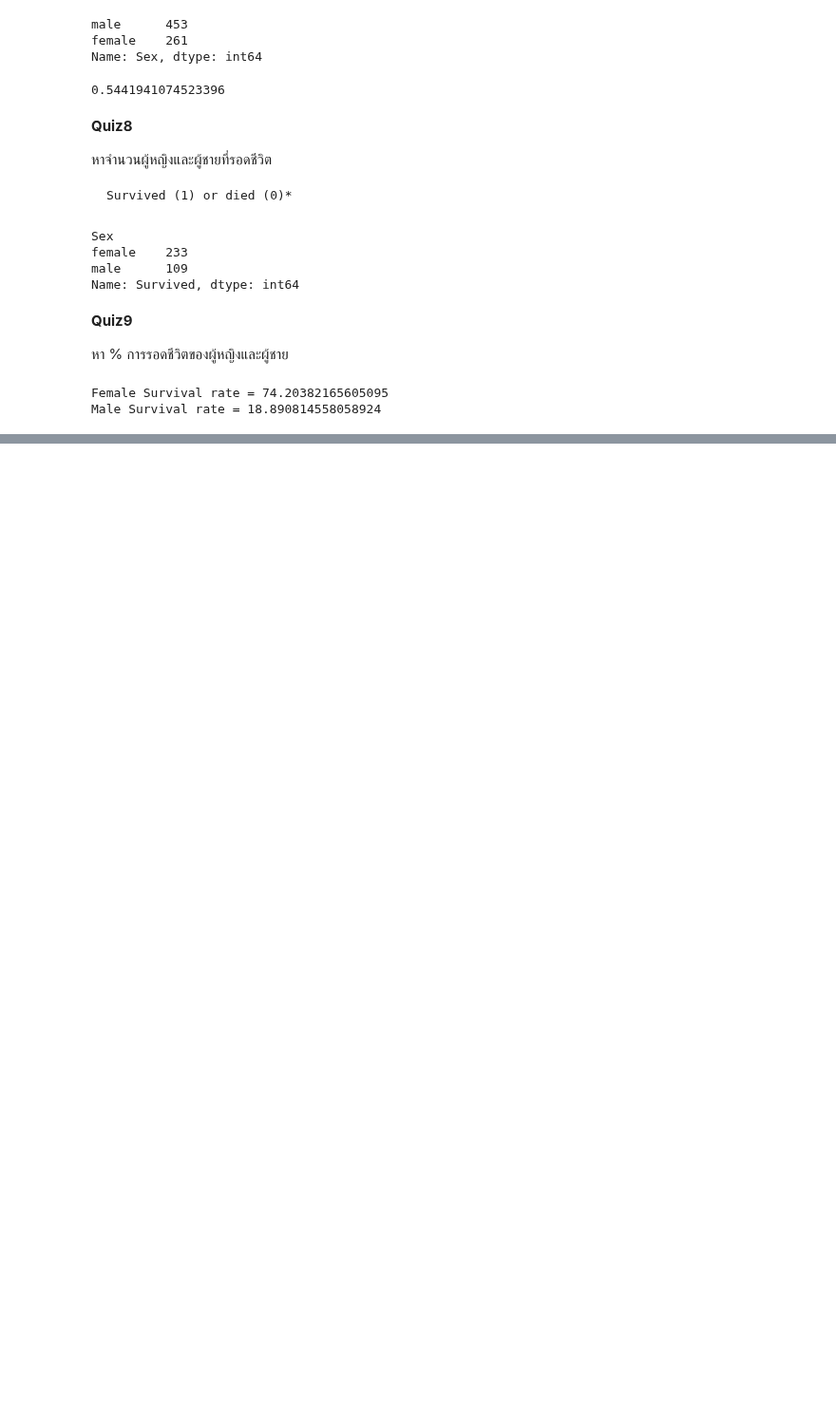
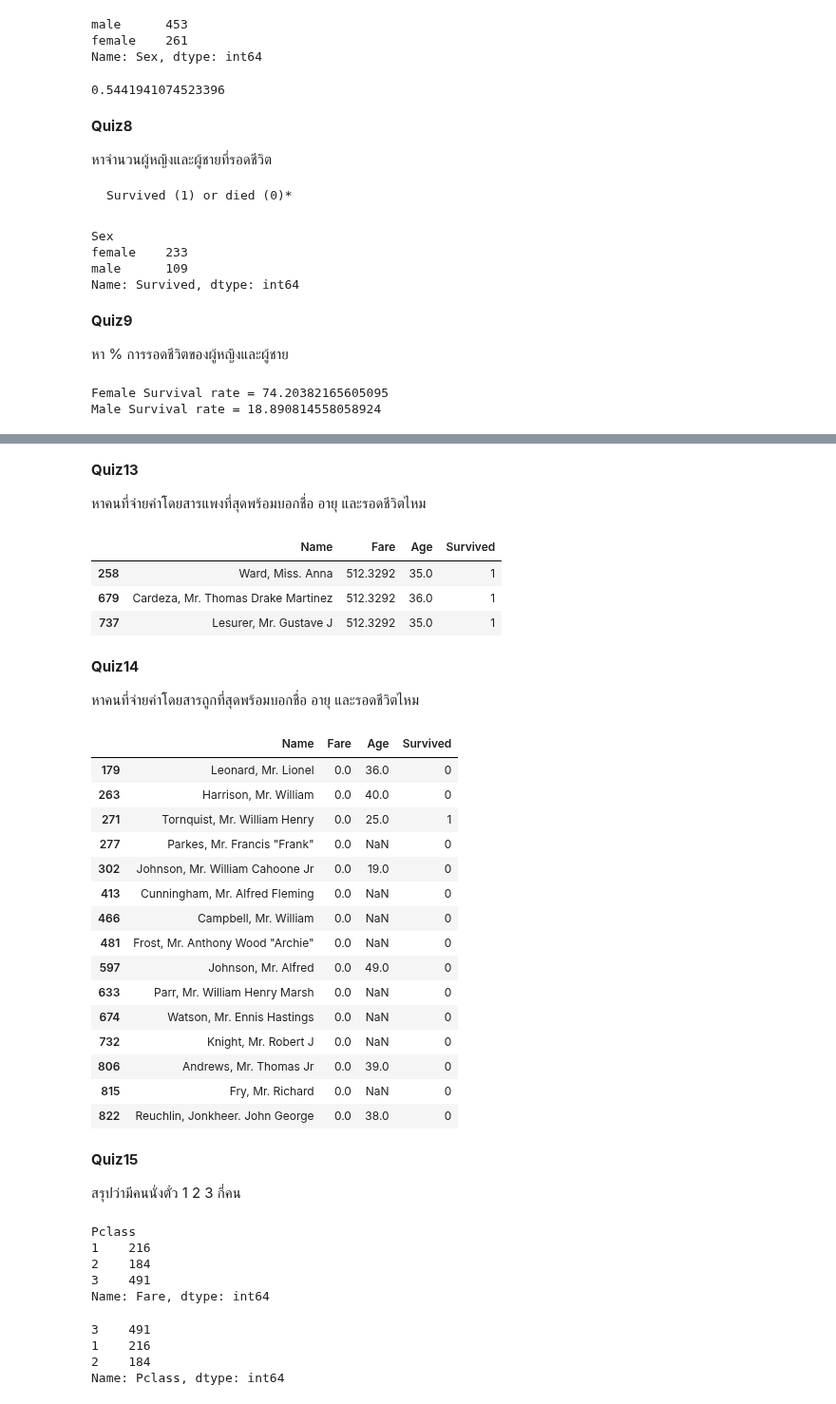
Before and after one commit to deen666/Homework_DataCamp2, a Jupyter notebook: Pandas/Pandas.ipynb, the cells around one changed output, grey strips where cells are left out. Shown at 95% size. Drawn from its saved outputs; the diff is of its cells as text; code cells hidden in the pictures; blank space fills up the shorter version.

```diff
--- a/Pandas/Pandas.ipynb
+++ b/Pandas/Pandas.ipynb
@@ -267,0 +314,57 @@ Male Survival rate = 18.890814558058924
+# %% [markdown]
+**Quiz13**
+
+หาคนที่จ่ายค่าโดยสารแพงที่สุดพร้อมบอกชื่อ อายุ และรอดชีวิตไหม
+# %%
+#Quiz13
+df[df['Fare'] == df['Fare'].max()][['Name','Fare','Age','Survived']]
+# %% [output]
+|  | Name | Fare | Age | Survived |
+| 258 | Ward, Miss. Anna | 512.3292 | 35.0 | 1 |
+| 679 | Cardeza, Mr. Thomas Drake Martinez | 512.3292 | 36.0 | 1 |
+| 737 | Lesurer, Mr. Gustave J | 512.3292 | 35.0 | 1 |
+# %% [markdown]
+**Quiz14**
+
+หาคนที่จ่ายค่าโดยสารถูกที่สุดพร้อมบอกชื่อ อายุ และรอดชีวิตไหม
+# %%
+#Quiz14
+df[df['Fare'] == df['Fare'].min()][['Name','Fare','Age','Survived']]
+# %% [output]
+|  | Name | Fare | Age | Survived |
+| 179 | Leonard, Mr. Lionel | 0.0 | 36.0 | 0 |
+| 263 | Harrison, Mr. William | 0.0 | 40.0 | 0 |
+| 271 | Tornquist, Mr. William Henry | 0.0 | 25.0 | 1 |
+| 277 | Parkes, Mr. Francis "Frank" | 0.0 | NaN | 0 |
+| 302 | Johnson, Mr. William Cahoone Jr | 0.0 | 19.0 | 0 |
+| 413 | Cunningham, Mr. Alfred Fleming | 0.0 | NaN | 0 |
+| 466 | Campbell, Mr. William | 0.0 | NaN | 0 |
+| 481 | Frost, Mr. Anthony Wood "Archie" | 0.0 | NaN | 0 |
+| 597 | Johnson, Mr. Alfred | 0.0 | 49.0 | 0 |
+| 633 | Parr, Mr. William Henry Marsh | 0.0 | NaN | 0 |
+| 674 | Watson, Mr. Ennis Hastings | 0.0 | NaN | 0 |
+| 732 | Knight, Mr. Robert J | 0.0 | NaN | 0 |
+| 806 | Andrews, Mr. Thomas Jr | 0.0 | 39.0 | 0 |
+| 815 | Fry, Mr. Richard | 0.0 | NaN | 0 |
+| 822 | Reuchlin, Jonkheer. John George | 0.0 | 38.0 | 0 |
+# %% [markdown]
+**Quiz15**
+
+สรุปว่ามีคนนั่งตั๋ว 1 2 3 กี่คน
+# %%
+#Quiz15
+df.groupby(['Pclass'])['Fare'].count()
+# %% [output]
+Pclass
+1    216
+2    184
+3    491
+Name: Fare, dtype: int64
+# %%
+#Quiz15
+df['Pclass'].value_counts()
+# %% [output]
+3    491
+1    216
+2    184
+Name: Pclass, dtype: int64
```
Also changed, not shown: parts of 20 cells of this notebook.
